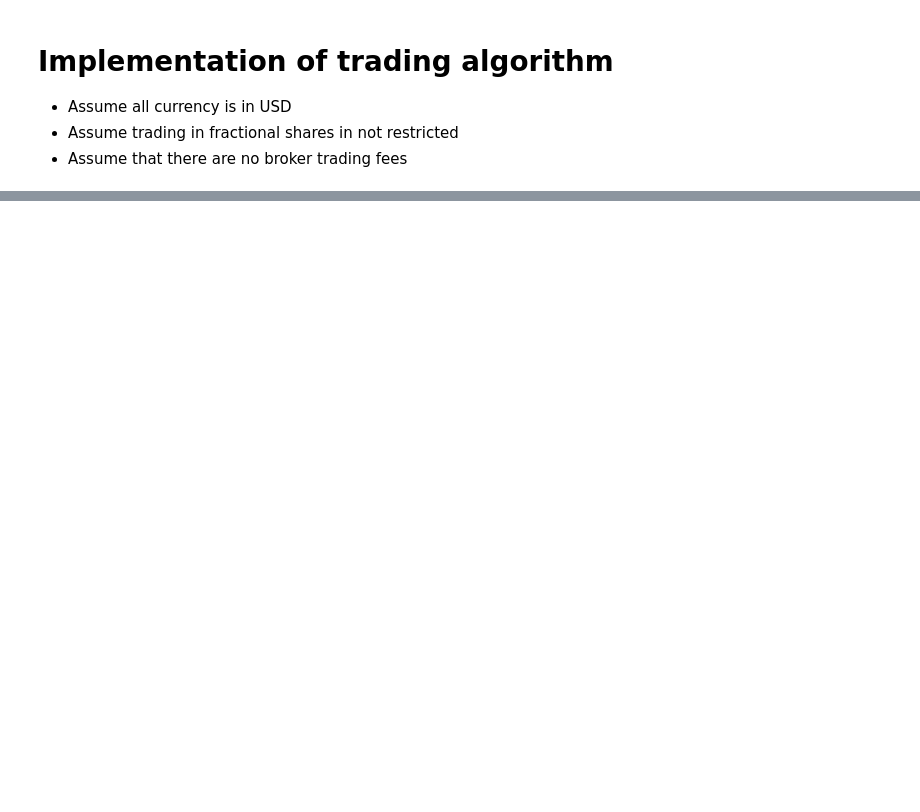
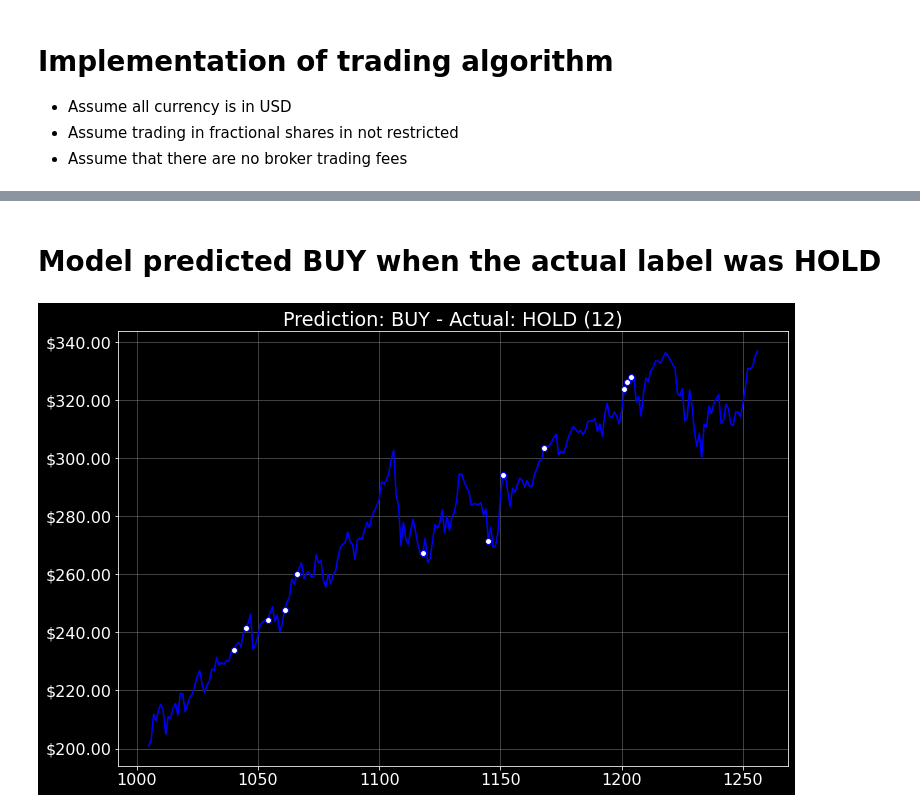
Before and after one commit to Olivia-Feldman/DLStockPrectionCNNModel-, a Jupyter notebook: sources/stock_predictor_cnn.ipynb, the cells around one changed output, grey strips where cells are left out. Cells and saved outputs as stored; diff of their text form; code cells hidden in the pictures; blank space fills up the shorter version.

```diff
--- a/sources/stock_predictor_cnn.ipynb
+++ b/sources/stock_predictor_cnn.ipynb
@@ -1466,0 +1488,12 @@ Value of shares: 0.000
+# %% [markdown]
+# Model predicted BUY when the actual label was HOLD
+# %%
+pred_sell = np.where(pred_labels == 1)
+actual_hold = np.where(actual_labels == 2)
+label_markers = list(np.intersect1d(pred_sell, actual_hold))
+
+close_df = df.iloc[-y_pred.shape[0]-1: -1]['close']
+
+marker_visualization(close_df, label_markers, 'Prediction: BUY - Actual: HOLD (' + str(len(label_markers)) + ')')
+# %% [output]
+[figure, added]
```
Also changed, not shown: parts of 20 cells of this notebook.
